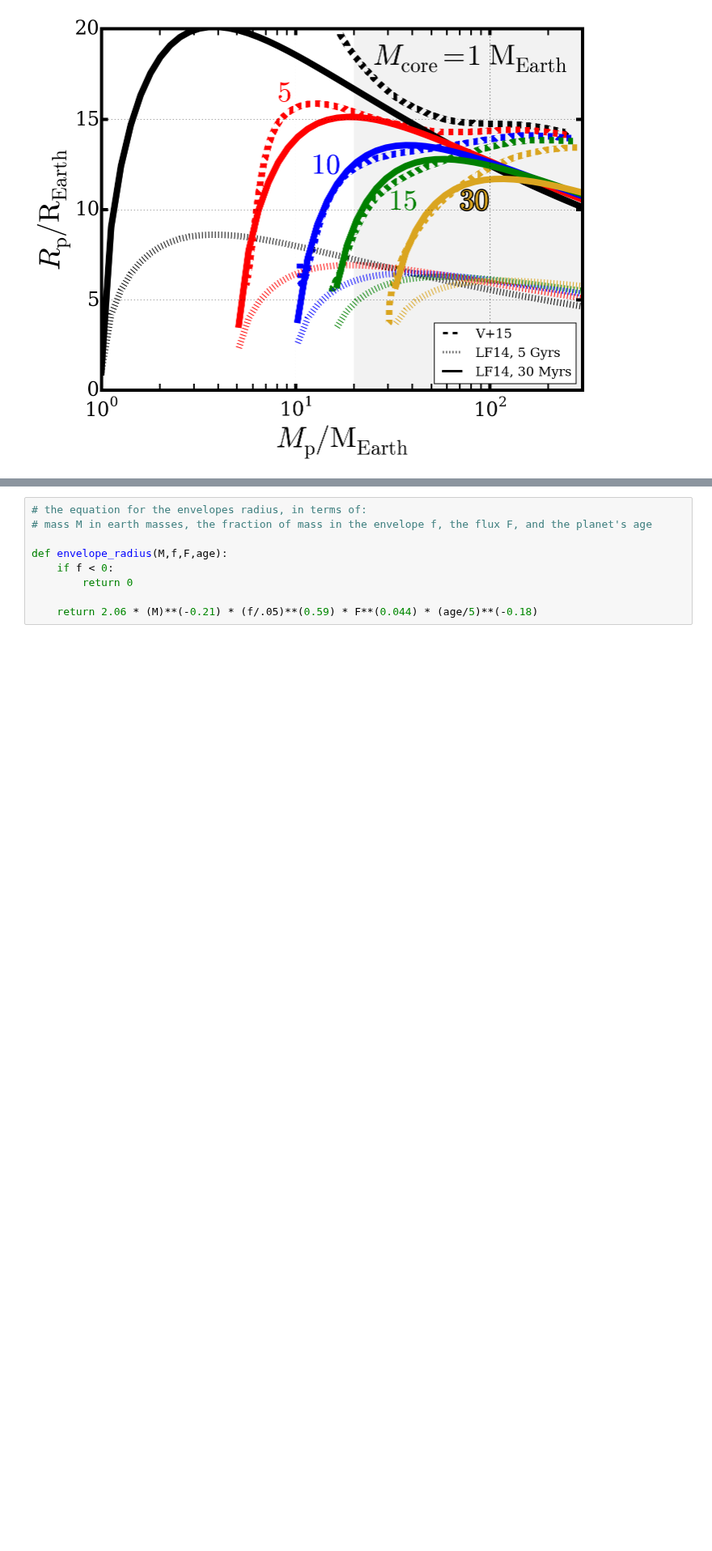
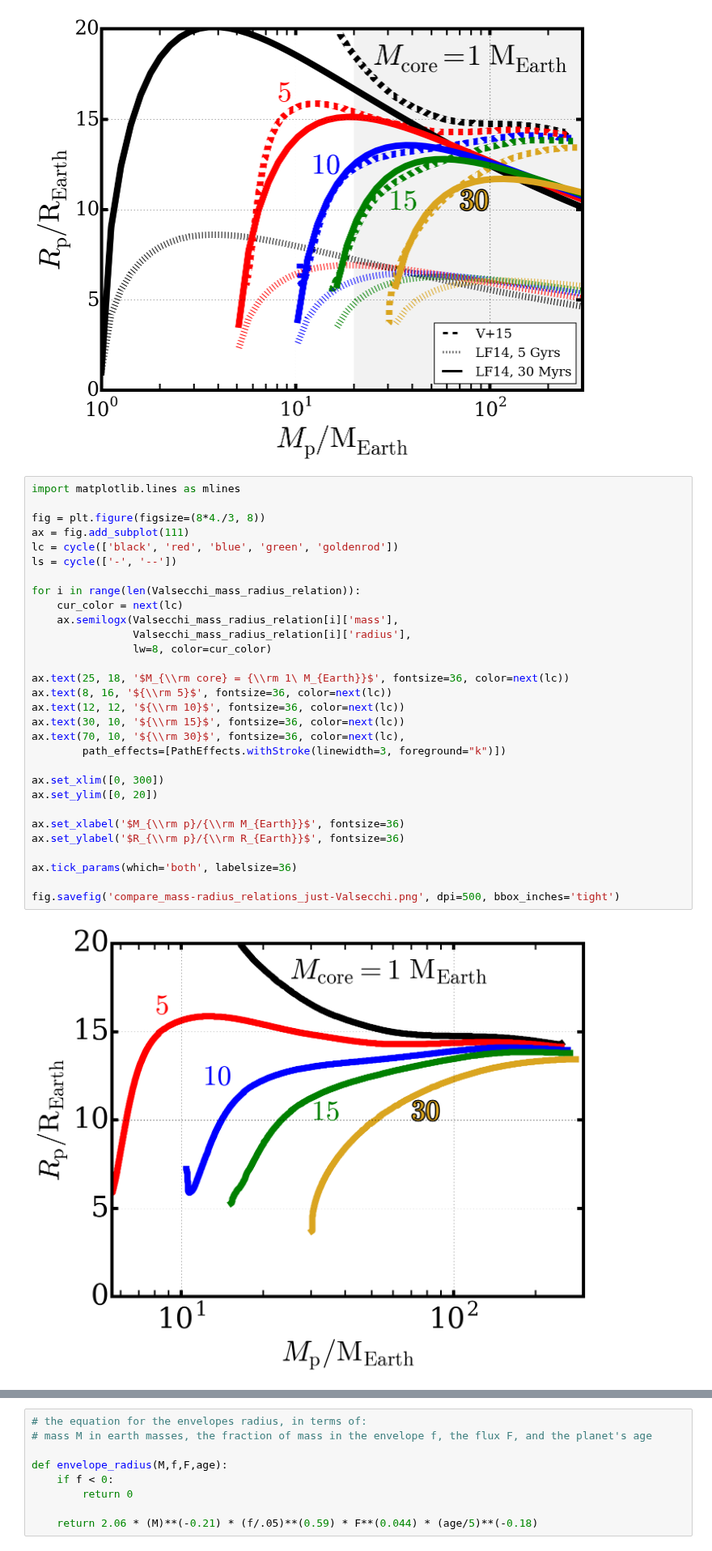
Before and after one commit to decaelus/CeMDA_tidal_evol, a Jupyter notebook: Mass-Radius Relation Plots.ipynb, the cells around one changed output, grey strips where cells are left out. Shown at 81% size. Drawn from its saved outputs; the diff is of its cells as text; blank space fills up the shorter version.

Commit message:
New versions of figures for DPS 2016

```diff
--- a/Mass-Radius Relation Plots.ipynb
+++ b/Mass-Radius Relation Plots.ipynb
@@ -104,6 +104,38 @@ ax.set_ylabel('$R_{\\rm p}/{\\rm R_{Earth}}$', fontsize=36)
 # %% [output]
 <matplotlib.text.Text at 0x...>
 [figure]
+# %%
+import matplotlib.lines as mlines
+
+fig = plt.figure(figsize=(8*4./3, 8))
+ax = fig.add_subplot(111)
+lc = cycle(['black', 'red', 'blue', 'green', 'goldenrod'])
+ls = cycle(['-', '--'])
+
+for i in range(len(Valsecchi_mass_radius_relation)):
+    cur_color = next(lc)
+    ax.semilogx(Valsecchi_mass_radius_relation[i]['mass'],
+                Valsecchi_mass_radius_relation[i]['radius'],
+                lw=8, color=cur_color)
+
+ax.text(25, 18, '$M_{\\rm core} = {\\rm 1\ M_{Earth}}$', fontsize=36, color=next(lc))
+ax.text(8, 16, '${\\rm 5}$', fontsize=36, color=next(lc))
+ax.text(12, 12, '${\\rm 10}$', fontsize=36, color=next(lc))
+ax.text(30, 10, '${\\rm 15}$', fontsize=36, color=next(lc))
+ax.text(70, 10, '${\\rm 30}$', fontsize=36, color=next(lc),
+        path_effects=[PathEffects.withStroke(linewidth=3, foreground="k")])
+
+ax.set_xlim([0, 300])
+ax.set_ylim([0, 20])
+
+ax.set_xlabel('$M_{\\rm p}/{\\rm M_{Earth}}$', fontsize=36)
+ax.set_ylabel('$R_{\\rm p}/{\\rm R_{Earth}}$', fontsize=36)
+
+ax.tick_params(which='both', labelsize=36)
+
+fig.savefig('compare_mass-radius_relations_just-Valsecchi.png', dpi=500, bbox_inches='tight')
+# %% [output]
+[figure, added]
 # %%
 # plotting data to reproduce graph
 
```
Also changed, not shown: 3 other files.
